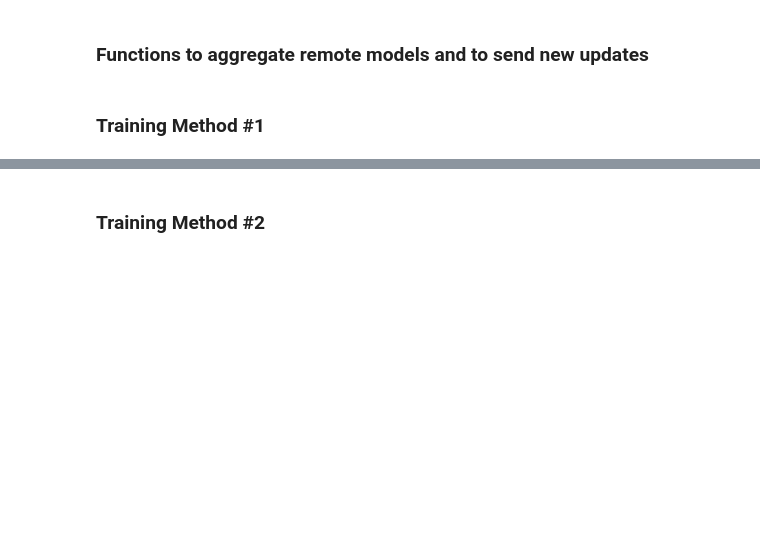
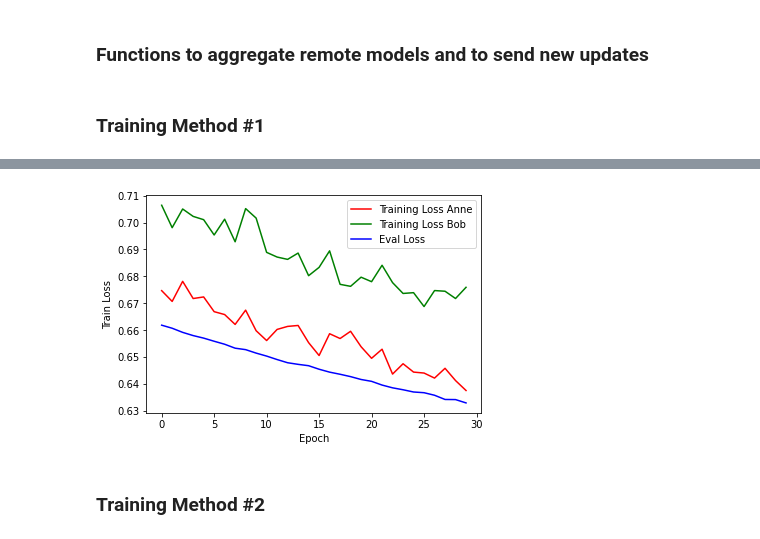
Before and after one commit to michaelchen27/scam-classifier, a Jupyter notebook: Federated learning with Pysyft and Pytorch.ipynb, the cells around one changed output, grey strips where cells are left out. Saved outputs shown, nothing was run; the diff lists cells and outputs as text; code cells hidden in the pictures; blank space fills up the shorter version.

Commit message:
training method 1 working

```diff
--- a/Federated learning with Pysyft and Pytorch.ipynb
+++ b/Federated learning with Pysyft and Pytorch.ipynb
@@ -281,9 +270,10 @@ def federated_aggregation(local_model, models):
 # %% [markdown]
 ### Training Method #1
 # %%
+train_losses = [[], []]
+test_losses = []
 
 def train(epoch):
-    train_losses = []
     # 1. Send new version of the model
     send_new_models(local_model, models)
 
@@ -297,9 +287,8 @@ def train(epoch):
         criterion = nn.BCELoss() # for two class classification
         losses = []
 
-        for i, (data, target) in enumerate(train_dataloader):
+        for data, target in train_dataloader:
             data = data.to(torch.long)
-            # h = torch.Tensor(np.zeros((BATCH_SIZE, HIDDEN_DIM))).send(worker)
             h = torch.Tensor(torch.zeros(BATCH_SIZE, HIDDEN_DIM)).send(worker)
 
             # Call zero grad to clear previous gradient before every training passses.
@@ -357,13 +346,13 @@ def eval(epoch):
     score = roc_auc_score(test_labels_list, test_preds)
 
     eval_loss = sum(eval_losses) / len(eval_losses)
-    eval_losses.append(eval_loss.item())
+    test_losses.append(eval_loss.item())
 
 
     print(
         f"Eval Epoch: {epoch} \t"
         f"AUC: {score:.3%} \t"
-        f"Eval Loss: {eval_loss:.4f} ")
+        f"Eval Loss: {eval_loss:.4f} \n")
 # %%
 for epoch in range(EPOCHS):
     train(epoch)
@@ -371,11 +378,13 @@ for epoch in range(EPOCHS):
 # %%
-print(f"Train Losses: {train_losses}")
-plt.plot(train_losses, 'r')
+plt.plot(train_losses[0], 'r')
+plt.plot(train_losses[1], 'g')
 plt.plot(test_losses, 'b')
-plt.legend(['Training Loss', 'Test Loss'])
+plt.legend(['Training Loss Anne', 'Training Loss Bob' , 'Eval Loss'])
 plt.xlabel('Epoch')
 plt.ylabel('Train Loss')
 plt.show()
+# %% [output]
+[figure, added]
 # %% [markdown]
 ### Training Method #2
 # %% [markdown]
```
Also changed, not shown: parts of 2 cells of this notebook.
